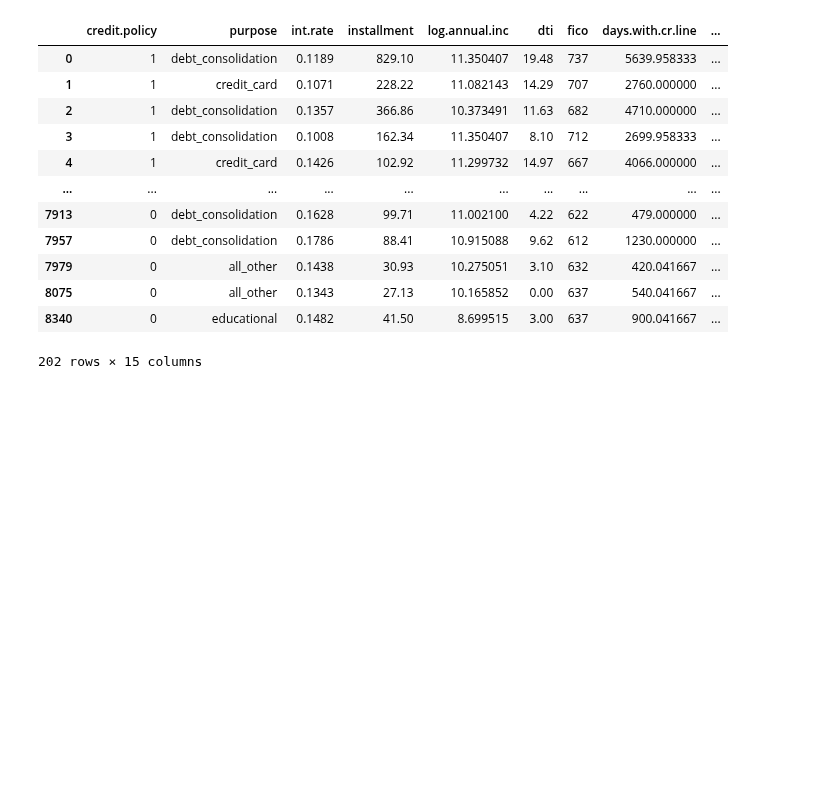
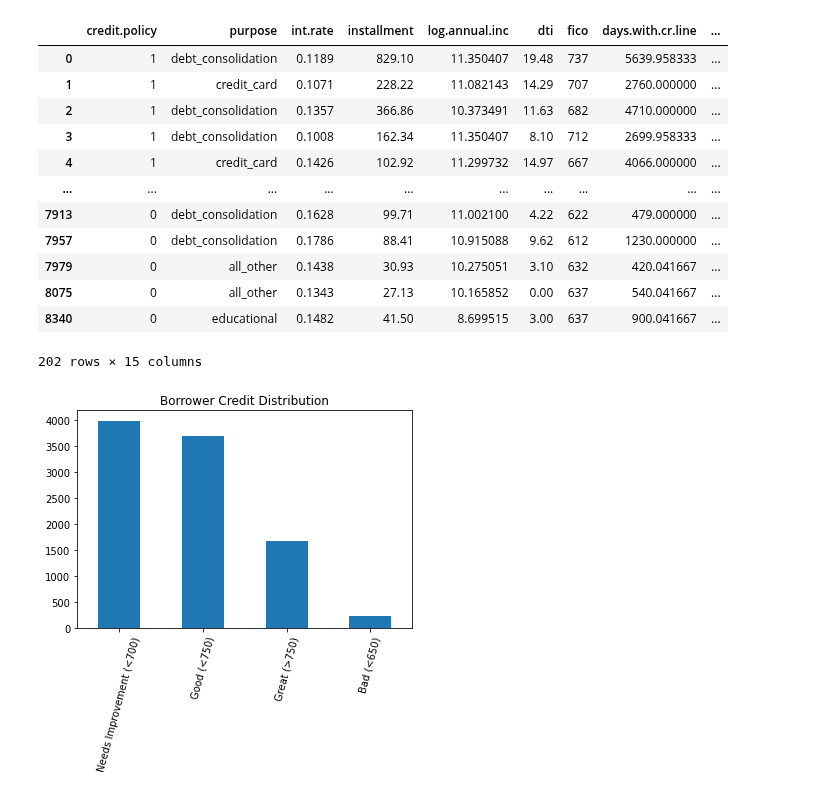
Before and after one commit to paulywog13/loan_data_analysis, a Jupyter notebook: Loan_Data_Analysis.ipynb, the cells around one changed output. Saved outputs shown, nothing was run; the diff lists cells and outputs as text; code cells hidden in the pictures; blank space fills up the shorter version.

Commit message:
Credit Analysis Chart Added.

```diff
--- a/Loan_Data_Analysis.ipynb
+++ b/Loan_Data_Analysis.ipynb
@@ -68,3 +68,11 @@ credit_score = loan_data.groupby("fico")
 | 8075 | 0 | all_other | 0.1343 | 27.13 | 10.165852 | 0.00 | 637 | 540.041667 | ... |
 | 8340 | 0 | educational | 0.1482 | 41.50 | 8.699515 | 3.00 | 637 | 900.041667 | ... |
 202 rows × 15 columns
+# %%
+# Count the number of borrowers per scoring bin
+borrower_credit = loan_data["Credit_Score"].value_counts()
+
+# Create a barplot to show the loan numbers
+credit_plot = borrower_credit.plot.bar(title = "Borrower Credit Distribution", rot = 75)
+# %% [output]
+[figure, added]
```
